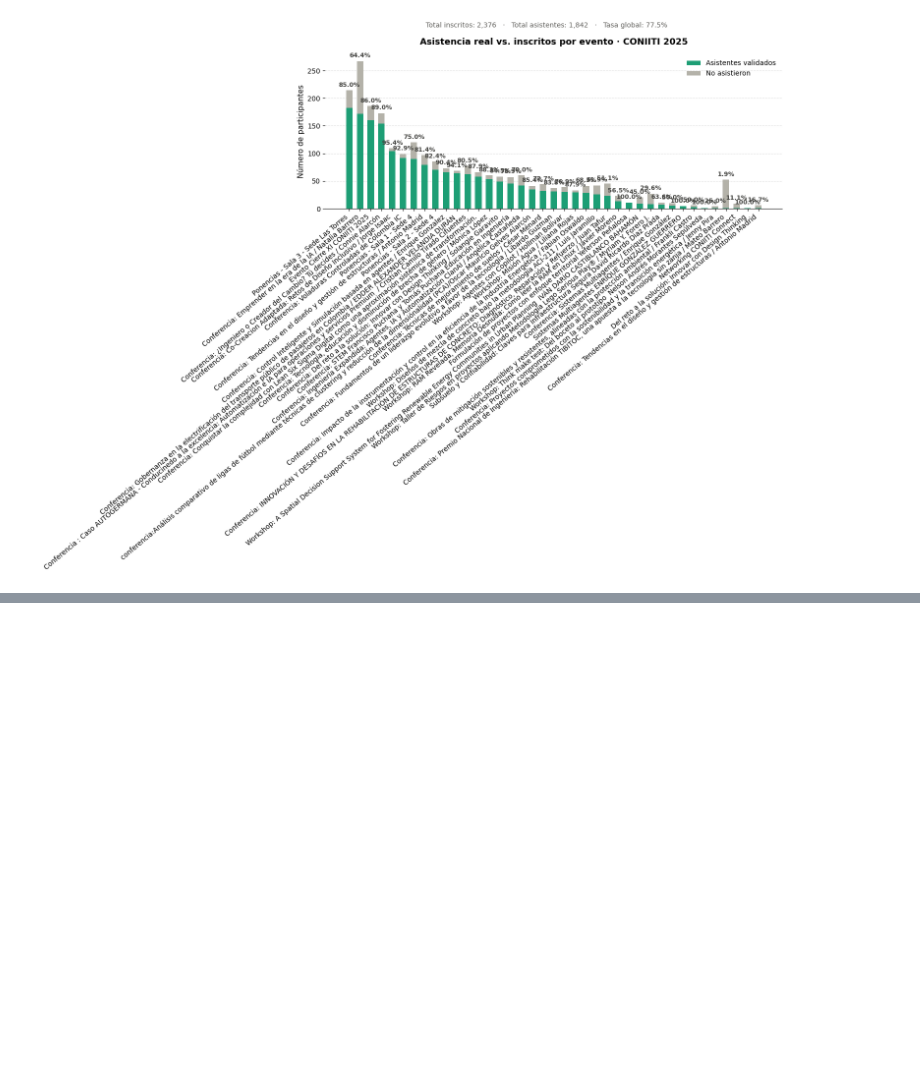
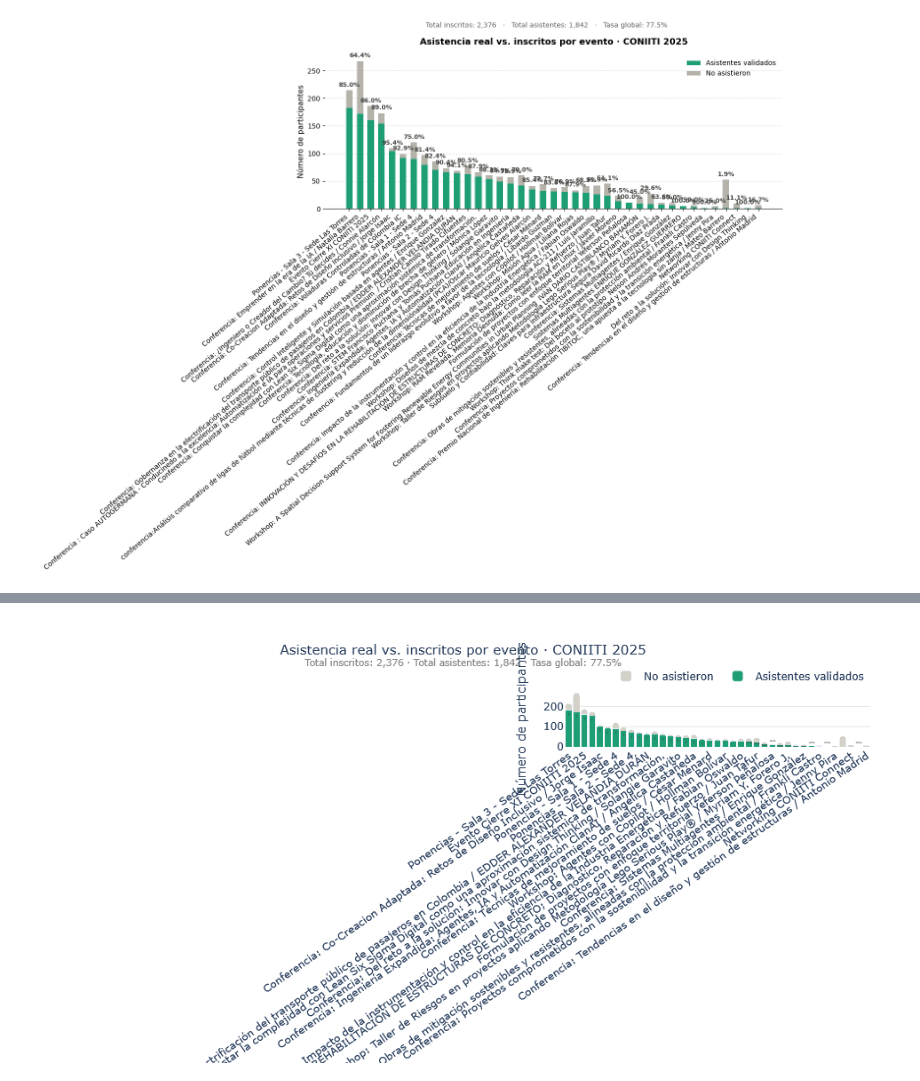
Before and after one commit to Jefesneipago/coniiti-analytics, a Jupyter notebook: notebooks/03_analisis.ipynb, the cells around one changed output, grey strips where cells are left out. Cells and saved outputs as stored; diff of their text form; code cells hidden in the pictures; blank space fills up the shorter version.

```diff
--- a/notebooks/03_analisis.ipynb
+++ b/notebooks/03_analisis.ipynb
@@ -97,0 +100,90 @@ plt.show()
+# %%
+# ── datos ────────────────────────────────────────────────────────
+orden = asistencia_evento.sort_values(ascending=False).index
+asistentes   = asistencia_evento.reindex(orden).fillna(0).astype(int)
+inscritos    = inscritos_evento.reindex(orden).fillna(0).astype(int)
+no_asistieron = inscritos - asistentes
+tasas        = (asistentes / inscritos * 100).round(1)
+
+total_i   = int(inscritos.sum())
+total_a   = int(asistentes.sum())
+tasa_gral = round(total_a / total_i * 100, 1)
+
+# ── figura ───────────────────────────────────────────────────────
+fig = go.Figure()
+
+fig.add_trace(go.Bar(
+    name="Asistentes validados",
+    x=list(orden),
+    y=list(asistentes),
+    marker=dict(
+        color="#1D9E75",
+        cornerradius=4,
+    ),
+    text=[f"{t}%" for t in tasas],
+    textposition="outside",
+    textfont=dict(size=11, color="#444441"),
+    hovertemplate=(
+        "<b>%{x}</b><br>"
+        "Asistentes: %{y:,}<br>"
+        "Tasa: %{text}<extra></extra>"
+    ),
+))
+
+fig.add_trace(go.Bar(
+    name="No asistieron",
+    x=list(orden),
+    y=list(no_asistieron),
+    marker=dict(
+        color="#D3D1C7",
+        cornerradius=4,
+    ),
+    hovertemplate=(
+        "<b>%{x}</b><br>"
+        "No asistieron: %{y:,}<extra></extra>"
+    ),
+))
+
+fig.update_layout(
+    barmode="stack",
+    title=dict(
+        text=(
+            f"Asistencia real vs. inscritos por evento · CONIITI 2025"
+            f"<br><sup style='color:#888'>Total inscritos: {total_i:,} · "
+            f"Total asistentes: {total_a:,} · Tasa global: {tasa_gral}%</sup>"
+        ),
+        font=dict(size=15),
+        x=0.5,
+        xanchor="center",
+    ),
+    xaxis=dict(
+        tickangle=-35,
+        showgrid=False,
+        showline=False,
+    ),
+    yaxis=dict(
+        title="Número de participantes",
+        gridcolor="rgba(136,135,128,0.2)",
+        showline=False,
+        zeroline=False,
+    ),
+    legend=dict(
+        orientation="h",
+        yanchor="bottom",
+        y=1.02,
+        xanchor="right",
+        x=1,
+        bgcolor="rgba(0,0,0,0)",
+    ),
+    plot_bgcolor="white",
+    paper_bgcolor="white",
+    margin=dict(t=100, b=120, l=60, r=20),
+    height=500,
+)
+
+fig.show()
+
+# Exportar imagen estática (requiere kaleido: pip install kaleido)
+# fig.write_image("asistencia_evento.png", scale=2)
+# %% [output]
+[figure, added]
```
Also changed, not shown: parts of 2 cells of this notebook, 1 other file.
